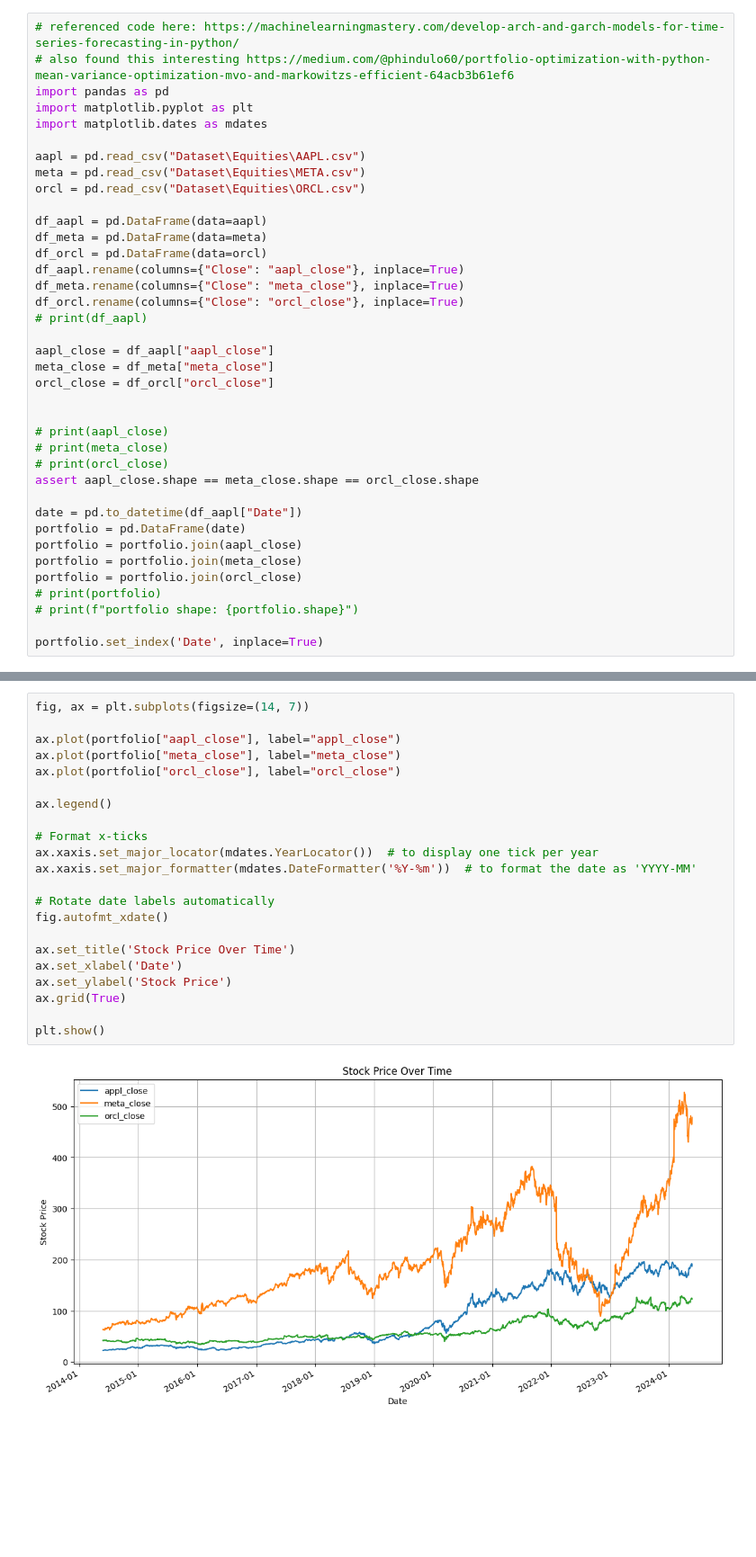
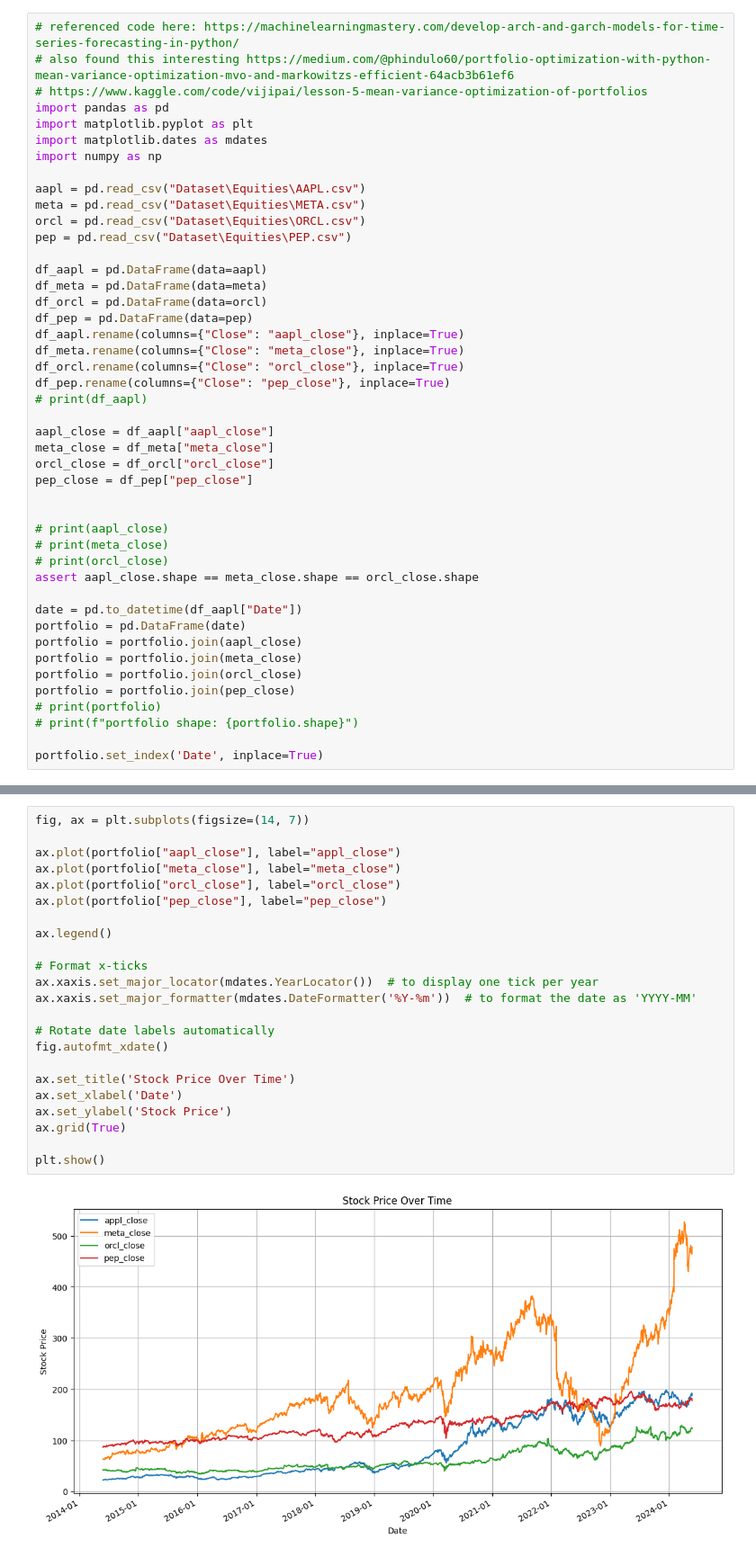
Before and after one commit to kyle1373/stock-portfolio-optimization, a Jupyter notebook: mean_var_optim.ipynb, the cells around one changed output, grey strips where cells are left out. Shown at 90% size. Drawn from its saved outputs; the diff is of its cells as text; blank space fills up the shorter version.

```diff
--- a/mean_var_optim.ipynb
+++ b/mean_var_optim.ipynb
@@ -1,25 +1,31 @@
 # %%
 # referenced code here: https://machinelearningmastery.com/develop-arch-and-garch-models-for-time-series-forecasting-in-python/
 # also found this interesting https://medium.com/@phindulo60/portfolio-optimization-with-python-mean-variance-optimization-mvo-and-markowitzs-efficient-64acb3b61ef6
+# https://www.kaggle.com/code/vijipai/lesson-5-mean-variance-optimization-of-portfolios
 import pandas as pd
 import matplotlib.pyplot as plt
 import matplotlib.dates as mdates
+import numpy as np
 
 aapl = pd.read_csv("Dataset\Equities\AAPL.csv")
 meta = pd.read_csv("Dataset\Equities\META.csv")
 orcl = pd.read_csv("Dataset\Equities\ORCL.csv")
+pep = pd.read_csv("Dataset\Equities\PEP.csv")
 
 df_aapl = pd.DataFrame(data=aapl)
 df_meta = pd.DataFrame(data=meta)
 df_orcl = pd.DataFrame(data=orcl)
+df_pep = pd.DataFrame(data=pep)
 df_aapl.rename(columns={"Close": "aapl_close"}, inplace=True)
 df_meta.rename(columns={"Close": "meta_close"}, inplace=True)
 df_orcl.rename(columns={"Close": "orcl_close"}, inplace=True)
+df_pep.rename(columns={"Close": "pep_close"}, inplace=True)
 # print(df_aapl)
 
 aapl_close = df_aapl["aapl_close"]
 meta_close = df_meta["meta_close"]
 orcl_close = df_orcl["orcl_close"]
+pep_close = df_pep["pep_close"]
 
 
 # print(aapl_close)
@@ -32,6 +38,7 @@ portfolio = pd.DataFrame(date)
 portfolio = portfolio.join(aapl_close)
 portfolio = portfolio.join(meta_close)
 portfolio = portfolio.join(orcl_close)
+portfolio = portfolio.join(pep_close)
 # print(portfolio)
 # print(f"portfolio shape: {portfolio.shape}")
 
@@ -56,24 +66,25 @@ portfolio
 # %%
 fig, ax = plt.subplots(figsize=(14, 7))
 
 ax.plot(portfolio["aapl_close"], label="appl_close")
 ax.plot(portfolio["meta_close"], label="meta_close")
 ax.plot(portfolio["orcl_close"], label="orcl_close")
+ax.plot(portfolio["pep_close"], label="pep_close")
 
 ax.legend()
 
 # Format x-ticks
 ax.xaxis.set_major_locator(mdates.YearLocator())  # to display one tick per year
 ax.xaxis.set_major_formatter(mdates.DateFormatter('%Y-%m'))  # to format the date as 'YYYY-MM'
 
 # Rotate date labels automatically
 fig.autofmt_xdate()
 
 ax.set_title('Stock Price Over Time')
 ax.set_xlabel('Date')
 ax.set_ylabel('Stock Price')
 ax.grid(True)
 
 plt.show()
 # %% [output]
-[figure, old version]
+[figure, new version]
```
Also changed, not shown: parts of 11 cells of this notebook.
